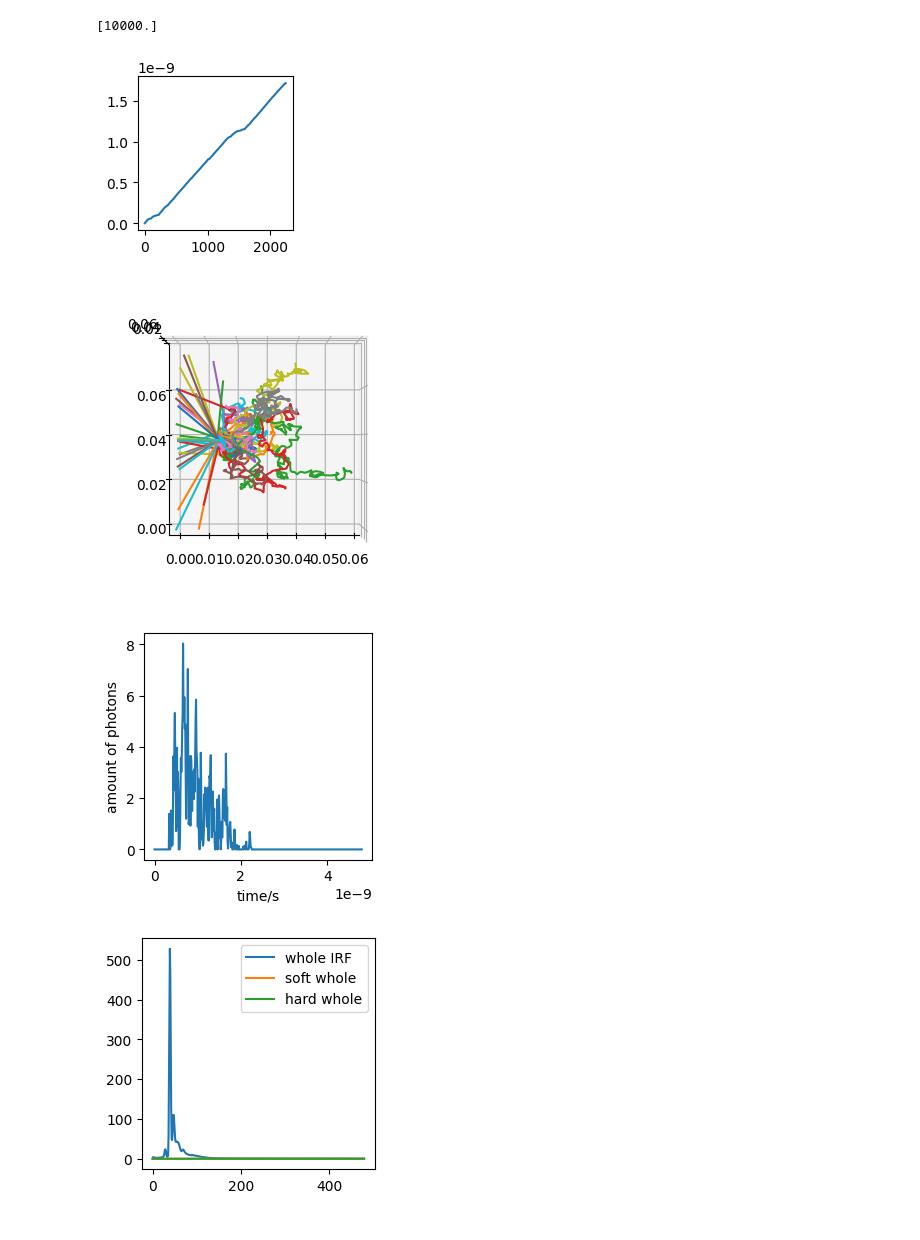
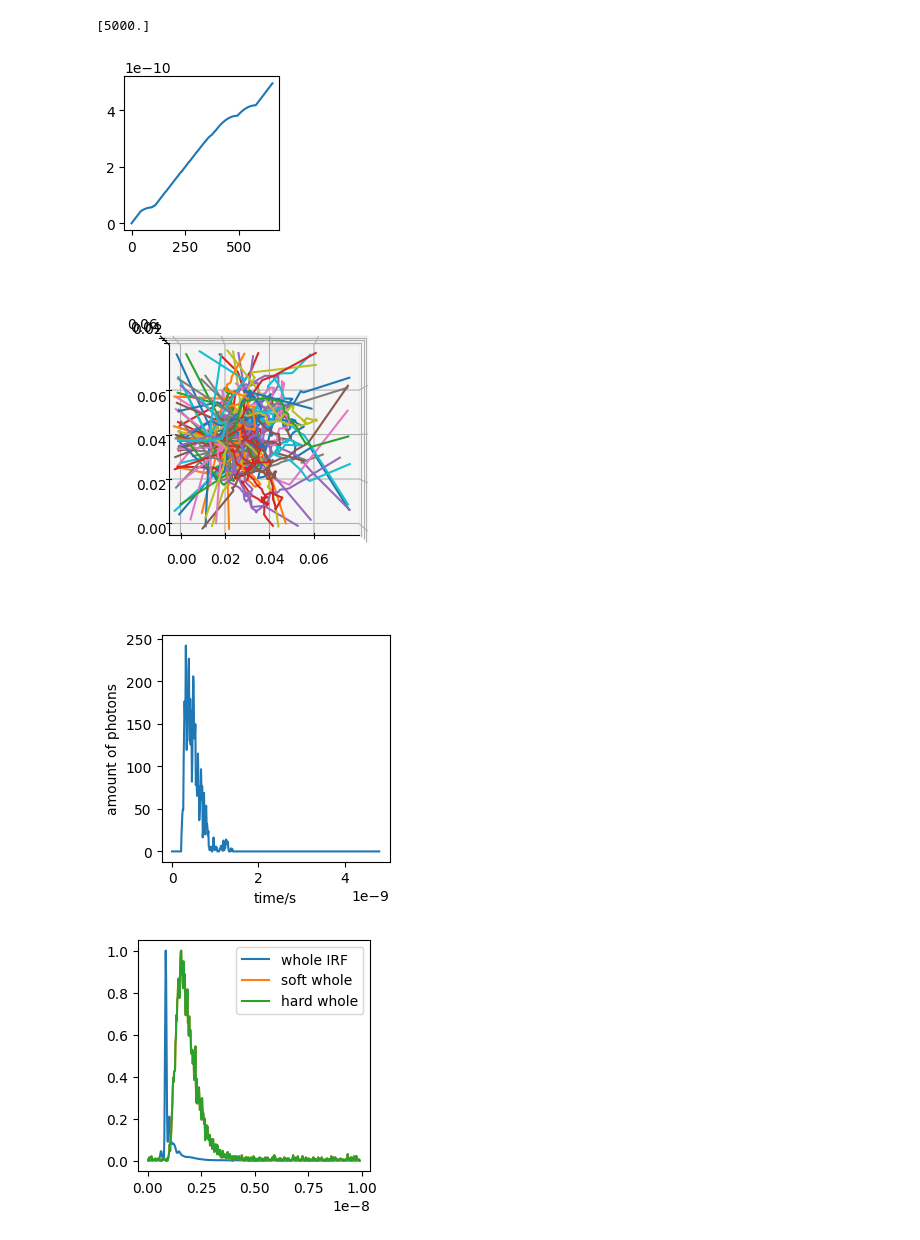
Before and after one commit to peixin-xiao/kiwi_ToF_simulation, a Jupyter notebook: mc/kiwimc2.0/MC_an_kiwi.ipynb, the cells around one changed output. Drawn from its saved outputs; the diff is of its cells as text; code cells hidden in the pictures.

```diff
--- a/mc/kiwimc2.0/MC_an_kiwi.ipynb
+++ b/mc/kiwimc2.0/MC_an_kiwi.ipynb
@@ -29,7 +29,7 @@ class readpath(object):
         return None
 
     def generate_path(self):
-        dict1 = {0:'C:\\Users\\Administrator\\source\\data\\path_kiwi_soft3.dat',1:'C:\\Users\\Administrator\\source\\data\\path024_3.dat'
+        dict1 = {0:'C:\\Users\\Administrator\\source\\data\\path.dat',1:'C:\\Users\\Administrator\\source\\data\\path024_3.dat'
                 ,2:'C:\\Users\\Administrator\\source\\data\\path067_3.dat',3:'C:\\Users\\Administrator\\source\\data\\path090_3.dat'
                 ,4:'C:\\Users\\Administrator\\source\\data\\path117_3.dat',5:'C:\\Users\\Administrator\\source\\data\\path138_3.dat'
                 ,6:'C:\\Users\\Administrator\\source\\data\\path156_3.dat',7:'C:\\Users\\Administrator\\source\\data\\path175_3.dat'}
@@ -82,14 +82,14 @@ s1 = readpath(N)
 h,I = s1.read1()
 print(I)
 # %% [output]
-[10000.]
+[5000.]
 # %%
 indexout = np.zeros((4000,N))
 for n in range(N):
     j = 0
     for i in range(int(I[0])):
         if(len(h[n][i][0])!=0):
-            if(max(h[n][i][0])>0.05):
+            if(max(h[n][i][0])>0.045):
                 indexout[j+1,n] = i
                 j = j+1
     indexout[0,n]=j
@@ -100,7 +100,7 @@ plt.figure(figsize = (2,2))
 plt.plot(h[i][int(indexout[j,i])][4])
 plt.show()
 # %% [output]
-[figure, old version]
+[figure, new version]
 # %%
 fig = plt.figure(figsize = (4,4))
 ax = plt.axes(projection='3d')
@@ -116,10 +116,10 @@ for i in range(100): # int(I[0])
 plt.axis('on')
 plt.show()
 # %% [output]
-[figure, old version]
+[figure, new version]
 # %%
 def analysis(h,I,indexout):
-    eye = [0.05,0.0375,0.0375]
+    eye = [0.045,0.0375,0.0375]
     #normal line vector (0.707,0.707,0)
     #euqation of surface : x+y=0.09
     N=480
@@ -134,7 +134,7 @@ def analysis(h,I,indexout):
 
             if((pow(h[i][0][k]-eye[0],2)+pow(h[i][1][k]-eye[1],2)
                +pow(h[i][2][k]-eye[2],2) < pow(radius_fiber,2)) and
-               (abs(h[i][1][k]-eye[1])<threshold)):
+               (abs(h[i][0][k]-eye[0])<threshold)):
 
                 for t in range(N-1):
                     if(h[i][4][k]>=time[t]and(h[i][4][k]<time[t+1])):
@@ -167,7 +167,7 @@ plt.xlabel('time/s')
 plt.ylabel('amount of photons')
 plt.show()
 # %% [output]
-[figure, old version]
+[figure, new version]
 # %%
 class process_hyperspec(object):
 
@@ -225,21 +225,21 @@ dict4 = {-1: 'Xiao_1206\\kiwi_whole_irf_ND10000.txt',0:'Xiao_1206\\kiwi_soft_ski
 # %%
 N1 = 3
 scat = [None]*N1
 data_480multi9 = np.zeros((N1,480), dtype = float)
 for i in range(0,N1):
     scat[i] = process_hyperspec(dict0[i-1], i)
     scat[i].read_data()
     data_480multi9[i,:] = scat[i].cal_846nm()
 
 time_index = scat[0].return_dataframe().index
 
 line = [None]*N1
 plt.figure(figsize = (3,3))
 for i in range(0,N1):
-    line[i], = plt.plot(data_480multi9[i,:])
+    line[i], = plt.plot(time_index*1e-9,data_480multi9[i,:]/max(data_480multi9[i,:]))
 
 plt.legend(handles=[line[0],line[1],line[2]]
            ,labels=['whole IRF','soft whole','hard whole'],loc='best')
 plt.show()
 # %% [output]
-[figure, old version]
+[figure, new version]
```
Also changed, not shown: parts of 3 cells of this notebook, 2 other files.
